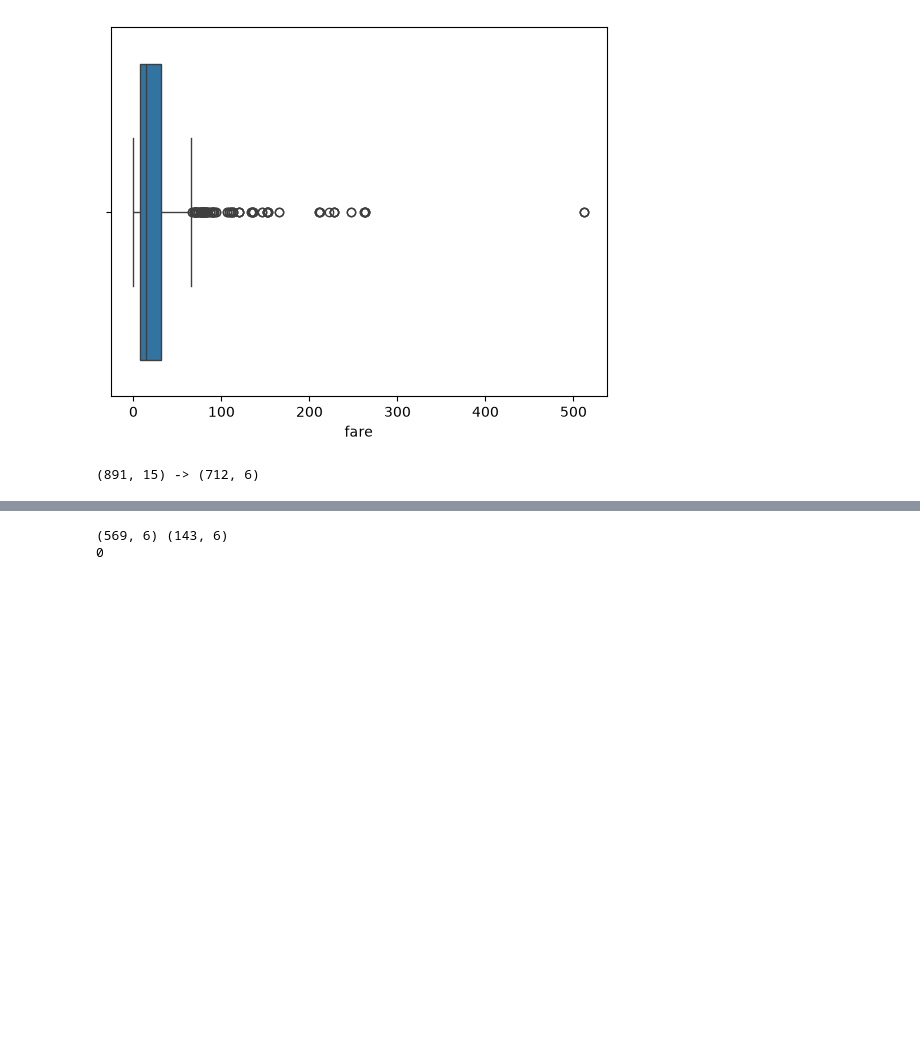
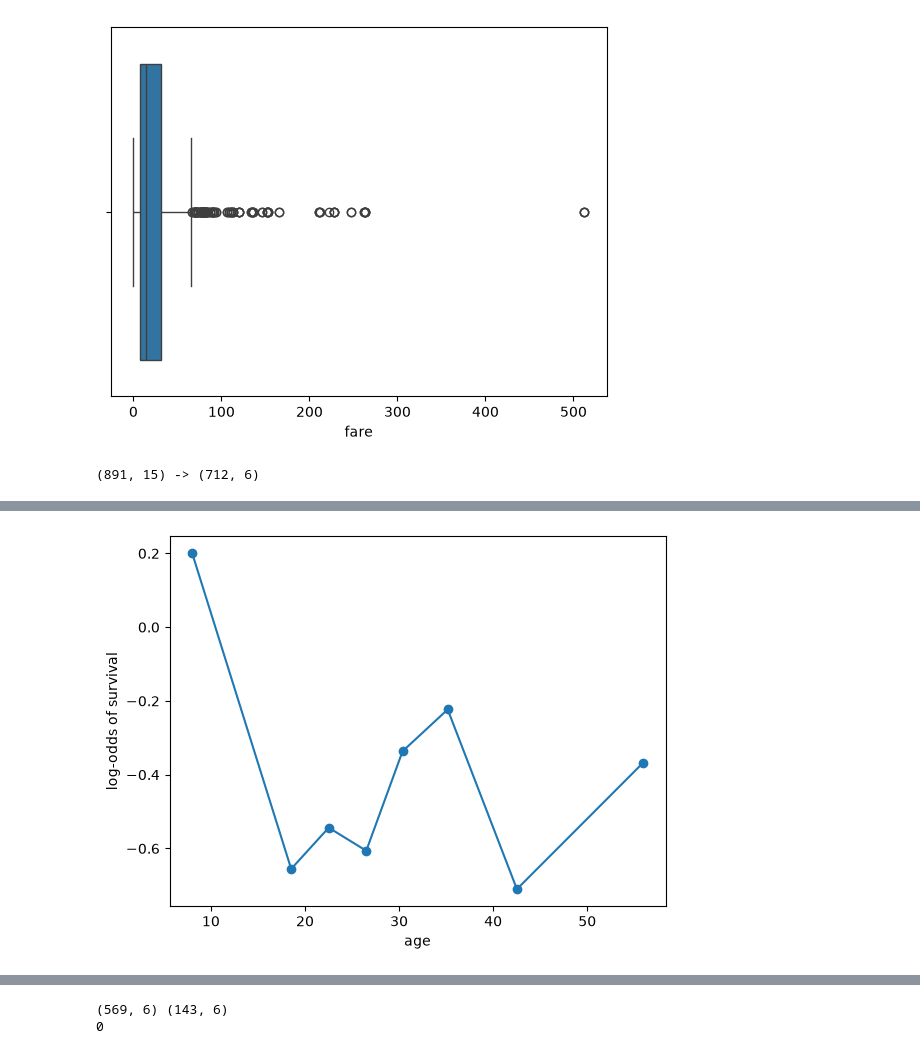
Before and after one commit to MrHarry2003/ML-Practice, a Jupyter notebook: titanic-ml/notebook.ipynb, the cells around one changed output, grey strips where cells are left out. Drawn from its saved outputs; the diff is of its cells as text; code cells hidden in the pictures; blank space fills up the shorter version.

Commit message:
feature: relationship visualisation btw inputs

```diff
--- a/titanic-ml/notebook.ipynb
+++ b/titanic-ml/notebook.ipynb
@@ -101,0 +105,4 @@ print(df.shape, "->", data.shape)
+# %%
+data_copy = data.copy()
+data_copy["age_group"] = pd.qcut(data_copy["age"], q=8)
+data_copy["age_group"].value_counts().sort_index()
@@ -101,0 +120,7 @@ print(df.shape, "->", data.shape)
+# %%
+# Survival rate and average age per group
+g = data_copy.groupby("age_group", observed=True).agg(
+    avg_age=("age", "mean"),
+    p=("survived", "mean"),
+)
+g
@@ -101,0 +173,3 @@ print(df.shape, "->", data.shape)
+# %%
+g["log_odds"] = np.log(g["p"] / (1 - g["p"]))
+g
@@ -101,0 +187,8 @@ print(df.shape, "->", data.shape)
+# %%
+plt.plot(g["avg_age"], g["log_odds"], marker="o")
+plt.xlabel("age")
+plt.ylabel("log-odds of survival")
+plt.show()
+# This plot shows that the log-odds of survival is not linear with age, so we cannot use age as a single input to predict survival.
+# %% [output]
+[figure, added]
```
Also changed, not shown: parts of 10 cells of this notebook.
